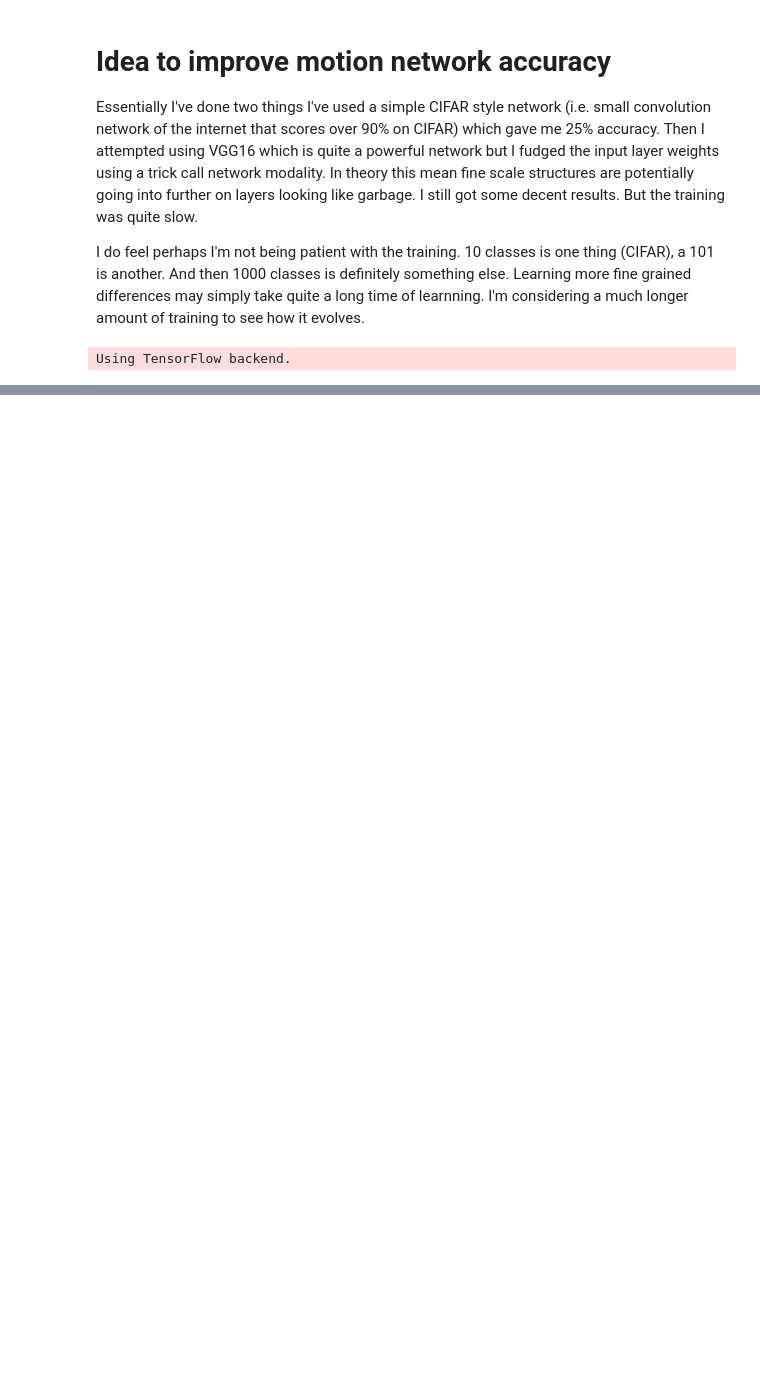
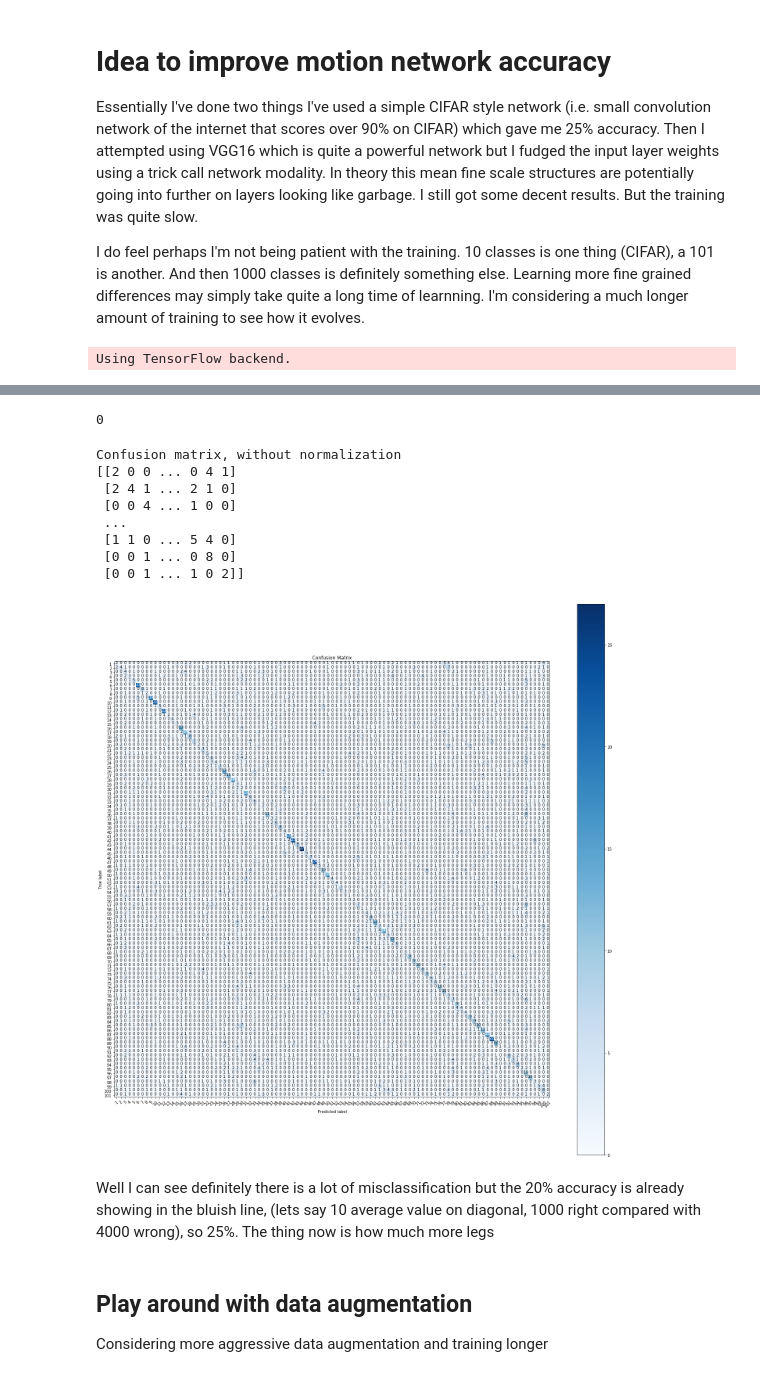
Before and after one commit to chrisparker126/two_stream_part2, a Jupyter notebook: investigations/motion_network_improvement_p2.ipynb, the cells around one changed output, grey strips where cells are left out. Drawn from its saved outputs; the diff is of its cells as text; code cells hidden in the pictures; blank space fills up the shorter version.

```diff
--- a/investigations/motion_network_improvement_p2.ipynb
+++ b/investigations/motion_network_improvement_p2.ipynb
@@ -138,0 +272,2 @@ KeyboardInterrupt:
+# %%
+rounded_predictions = predict.argmax(axis=1)
@@ -138,0 +282,6 @@ KeyboardInterrupt:
+# %%
+rounded_labels = labels.argmax(axis=1)
+# %%
+rounded_labels.min()
+# %% [output]
+0
@@ -138,0 +290,2 @@ KeyboardInterrupt:
+# %%
+cm = confusion_matrix(rounded_labels, rounded_predictions)
@@ -138,0 +298,20 @@ KeyboardInterrupt:
+# %%
+cm_plot_labels = [str(i) for i in range(1,102)]
+# %%
+plot_confusion_matrix(cm, cm_plot_labels, title='Confusion Matrix')
+# %% [output]
+Confusion matrix, without normalization
+[[2 0 0 ... 0 4 1]
+ [2 4 1 ... 2 1 0]
+ [0 0 4 ... 1 0 0]
+ ...
+ [1 1 0 ... 5 4 0]
+ [0 0 1 ... 0 8 0]
+ [0 0 1 ... 1 0 2]]
+[figure, added]
+# %% [markdown]
+Well I can see definitely there is a lot of misclassification but the 20% accuracy  is already showing in the  bluish line, (lets say 10 average value on diagonal, 1000 right compared with 4000 wrong), so 25%.  The thing now is how much more legs
+# %% [markdown]
+## Play around with data augmentation
+
+Considering more aggressive  data augmentation and training longer
```
Also changed, not shown: parts of 25 cells of this notebook, 17 other files.
